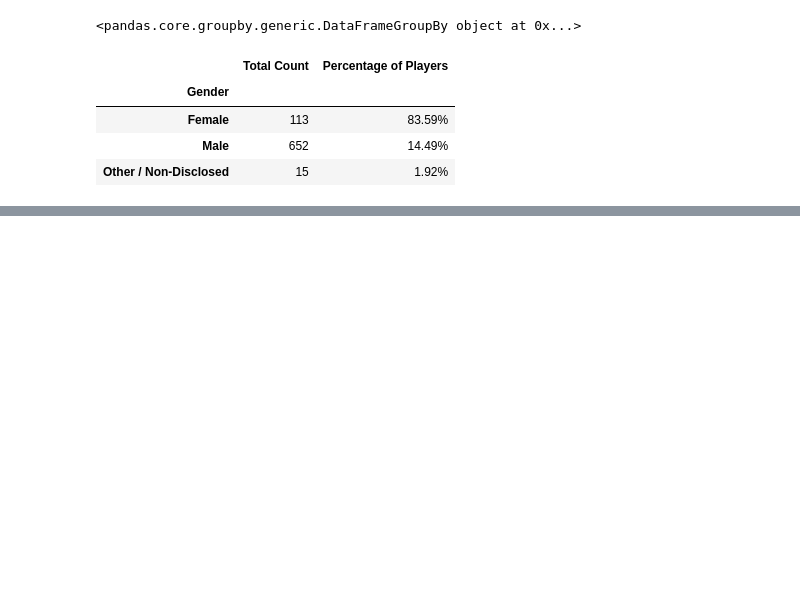
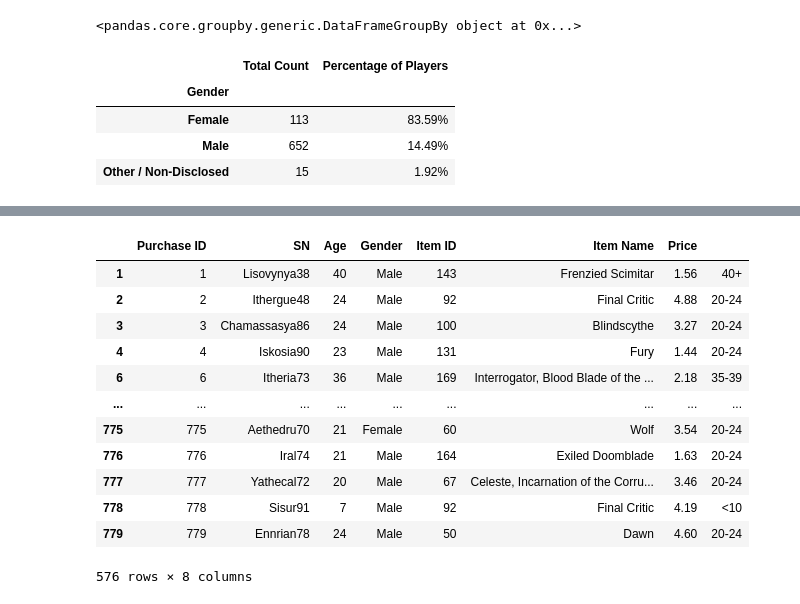
Before and after one commit to samuelroiz/DA_Heroes_Of_Pymoli, a Jupyter notebook: Code/Data_H_o_F.ipynb, the cells around one changed output, grey strips where cells are left out. Cells and saved outputs as stored; diff of their text form; code cells hidden in the pictures; blank space fills up the shorter version.

```diff
--- a/Code/Data_H_o_F.ipynb
+++ b/Code/Data_H_o_F.ipynb
@@ -231,0 +269,24 @@ gender_analysis_table_df.head()
+# %%
+# Drops all 'SN' that have the same 'SN' since we do not want duplicates of 'Age' to change the data
+
+age_bins = age_bins.drop_duplicates('SN',keep='last')
+
+# How to check if it went through... check the amount of rows... we had '780' rows and by using '.drop_dplicates',
+# we end up with only '576' rows which is the amount of players. Hence, this is correct
+
+# Print data frame
+age_bins
+# %% [output]
+|  | Purchase ID | SN | Age | Gender | Item ID | Item Name | Price |  |
+| 1 | 1 | Lisovynya38 | 40 | Male | 143 | Frenzied Scimitar | 1.56 | 40+ |
+| 2 | 2 | Ithergue48 | 24 | Male | 92 | Final Critic | 4.88 | 20-24 |
+| 3 | 3 | Chamassasya86 | 24 | Male | 100 | Blindscythe | 3.27 | 20-24 |
+| 4 | 4 | Iskosia90 | 23 | Male | 131 | Fury | 1.44 | 20-24 |
+| 6 | 6 | Itheria73 | 36 | Male | 169 | Interrogator, Blood Blade of the ... | 2.18 | 35-39 |
+| ... | ... | ... | ... | ... | ... | ... | ... | ... |
+| 775 | 775 | Aethedru70 | 21 | Female | 60 | Wolf | 3.54 | 20-24 |
+| 776 | 776 | Iral74 | 21 | Male | 164 | Exiled Doomblade | 1.63 | 20-24 |
+| 777 | 777 | Yathecal72 | 20 | Male | 67 | Celeste, Incarnation of the Corru... | 3.46 | 20-24 |
+| 778 | 778 | Sisur91 | 7 | Male | 92 | Final Critic | 4.19 | <10 |
+| 779 | 779 | Ennrian78 | 24 | Male | 50 | Dawn | 4.60 | 20-24 |
+576 rows × 8 columns
```
Also changed, not shown: parts of 15 cells of this notebook.
